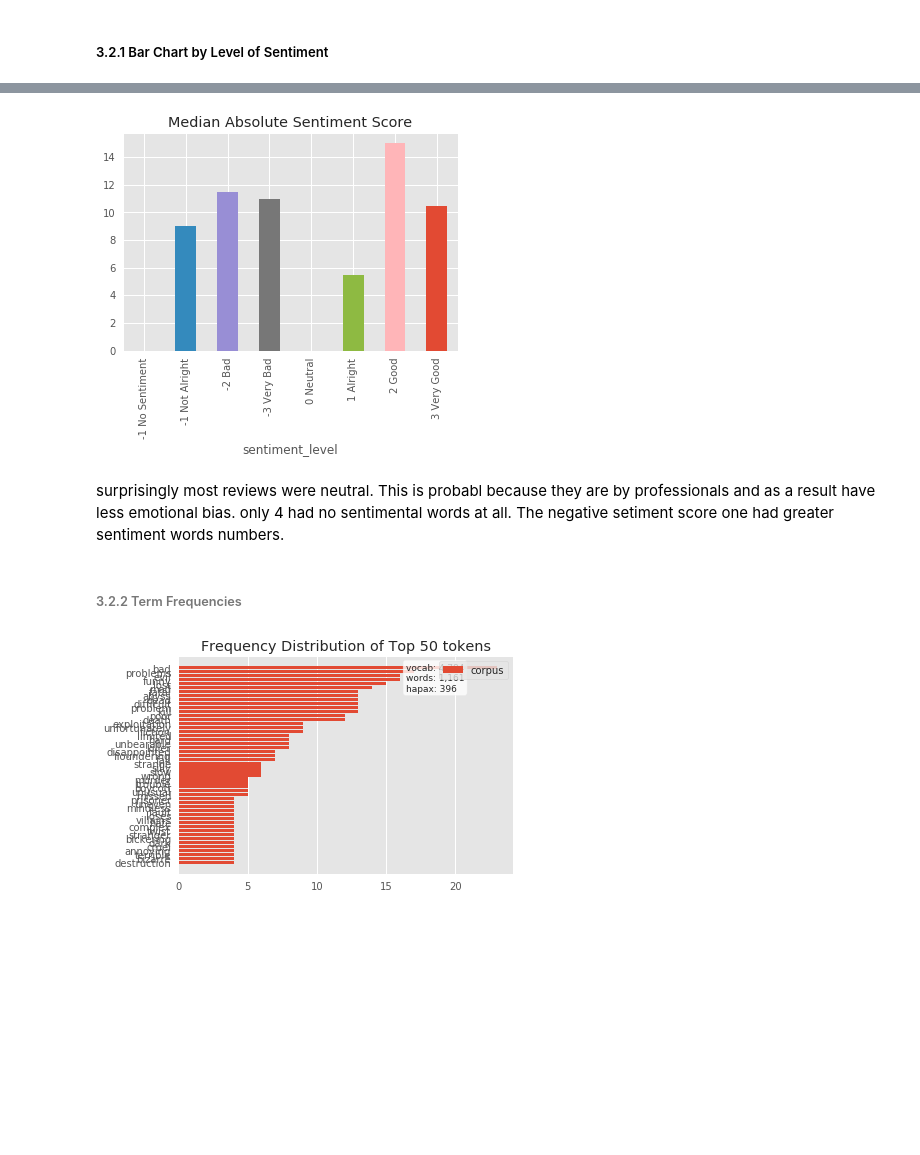
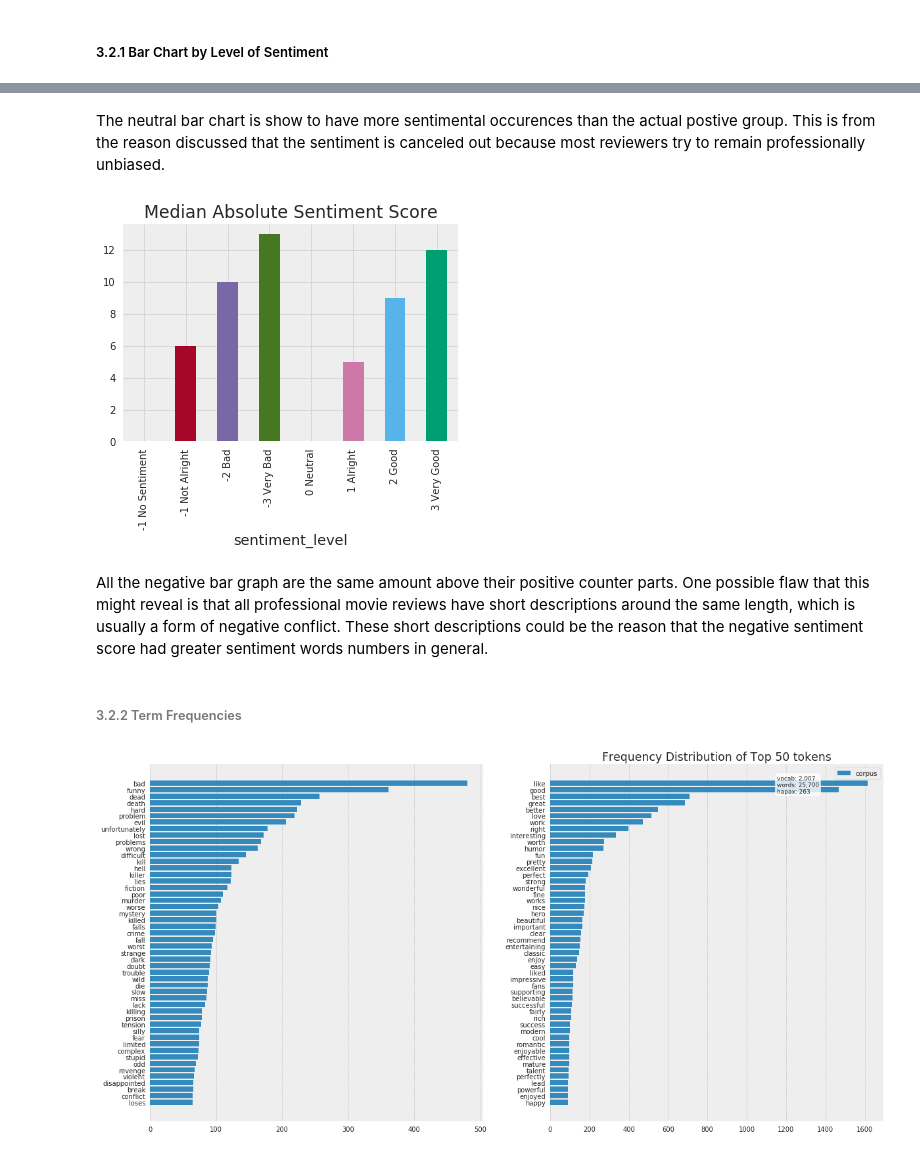
Before and after one commit to avirajs/ML_Proj1, a Jupyter notebook: Project1.ipynb, the cells around one changed output, grey strips where cells are left out. Drawn from its saved outputs; the diff is of its cells as text; code cells hidden in the pictures; blank space fills up the shorter version.

```diff
--- a/Project1.ipynb
+++ b/Project1.ipynb
@@ -70,7 +75,7 @@ for filename in glob.glob('polarity_html/sample/*.html'):
         documents.append(cleaned)
 
 
-print("Total Documents in Corpus: ",len(documents))
+print("Total Documents in Corpus: ", 1000)
 
 #code to see raw vesion
 example_raw = open("polarity_html/movie/0002.html")
@@ -80,6 +85,6 @@ print(example_raw.read()[:1000])
 #code to view cleaned version
 print("\n************************Preprocessed Version*******************\n")
 print(documents[0][:1000])
-documents = documents[:50]
-char_count = char_count[:50]
+documents = documents[:1000]
+char_count = char_count[:1000]
 # %% [output]
@@ -490,9 +496,8 @@ No sentiment word occurence than increase values from there
 # %%
 #grouped bar charts for both
-plt.style.use('ggplot')
+plt.style.use('bmh')
 
 character_count = df_grouped_sentiments.total_char_count.median()
 ax = character_count.plot(kind='bar')
 plt.title('Median Character Count Comparison by sentiment')
-plt.show()
 # %% [output]
@@ -507,20 +515,30 @@ plt.show()
+# %% [markdown]
+The neutral bar chart is show to have more sentimental occurences than the actual postive group. This is from the reason discussed that the sentiment is canceled out because most reviewers try to remain professionally unbiased.
 # %%
 sentiment_score = abs(df_grouped_sentiments.sentiment_score.median())
 ax = sentiment_score.plot(kind='bar')
 plt.title('Median Absolute Sentiment Score')
 plt.show()
 # %% [output]
-[figure, old version]
+[figure, new version]
-# %% [markdown]
-surprisingly most reviews were neutral. This is probabl because they are by professionals and as a result have less emotional bias. only 4 had no sentimental words at all. The negative setiment score one had greater sentiment words numbers.
+# %% [markdown]
+All the negative bar graph are the same amount above their positive counter parts. One possible flaw that this might reveal is that all professional movie reviews have short descriptions around the same length, which is usually a form of negative conflict. These short descriptions could be the reason that the negative sentiment score had greater sentiment words numbers in general.
 # %% [markdown]
 ###### 3.2.2 Term Frequencies
 # %%
 #term frquency charts
+
+f, axes = plt.subplots(1, 2)
+f.set_size_inches(20, 10)
+
 neg_features = neg_count_vect.get_feature_names()
-visualizer = FreqDistVisualizer(features=neg_features)
+visualizer = FreqDistVisualizer(features=neg_features, ax= axes[0])
 visualizer.fit(neg_bag_words)
+
+pos_features = pos_count_vect.get_feature_names()
+visualizer = FreqDistVisualizer(features=pos_features, ax= axes[1])
+visualizer.fit(pos_bag_words)
 visualizer.poof()
 # %% [output]
-[figure, old version]
+[figure, new version]
 # %%
```
Also changed, not shown: parts of 50 cells of this notebook.
